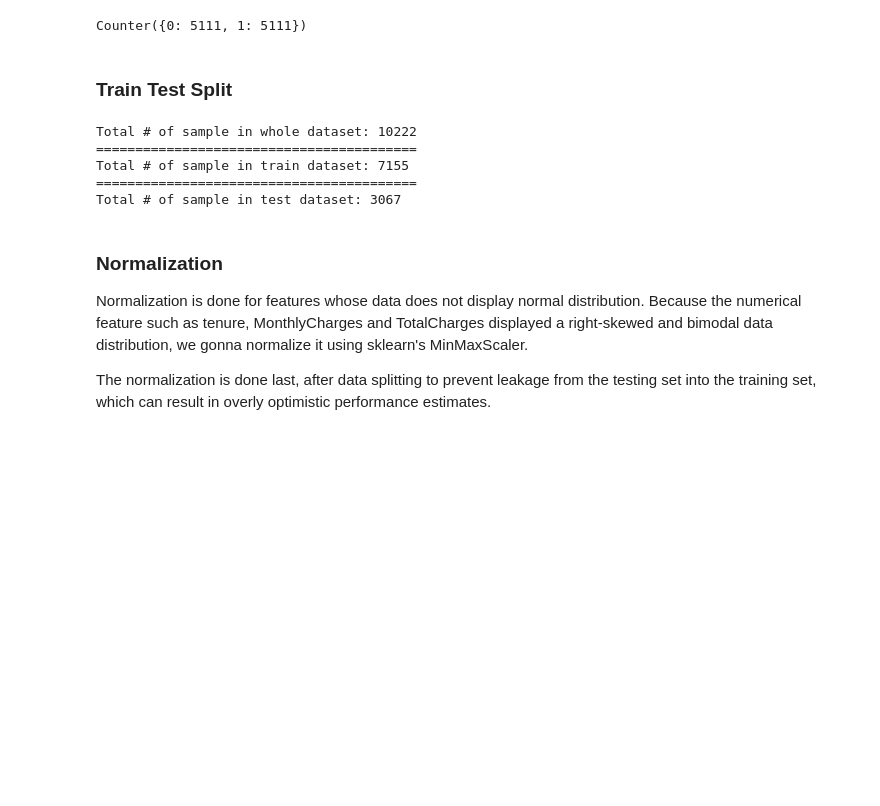
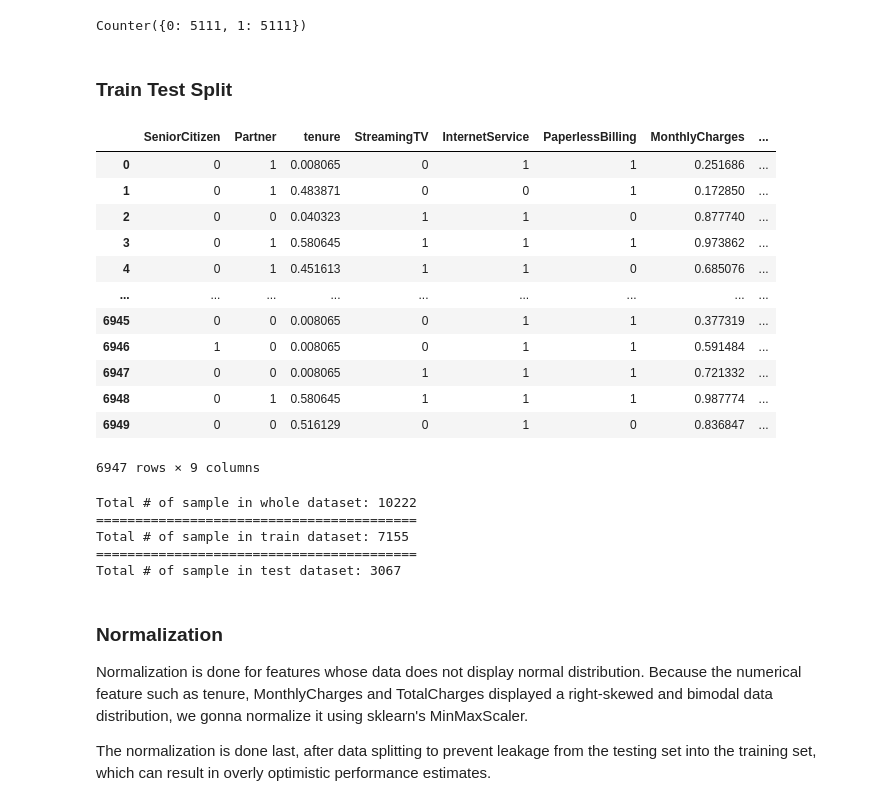
Before and after one commit to blitzkz23/churn-customer-classification, a Jupyter notebook: churn_customer_classification.ipynb, the cells around one changed output. Saved outputs shown, nothing was run; the diff lists cells and outputs as text; code cells hidden in the pictures; blank space fills up the shorter version.

```diff
--- a/churn_customer_classification.ipynb
+++ b/churn_customer_classification.ipynb
@@ -406,6 +427,22 @@ Counter({0: 5111, 1: 5111})
 # %%
 X = cleaned_df.drop(columns='Churn')
 y = cleaned_df['Churn']
+# %%
+cleaned_df
+# %% [output]
+|  | SeniorCitizen | Partner | tenure | StreamingTV | InternetService | PaperlessBilling | MonthlyCharges | ... |
+| 0 | 0 | 1 | 0.008065 | 0 | 1 | 1 | 0.251686 | ... |
+| 1 | 0 | 1 | 0.483871 | 0 | 0 | 1 | 0.172850 | ... |
+| 2 | 0 | 0 | 0.040323 | 1 | 1 | 0 | 0.877740 | ... |
+| 3 | 0 | 1 | 0.580645 | 1 | 1 | 1 | 0.973862 | ... |
+| 4 | 0 | 1 | 0.451613 | 1 | 1 | 0 | 0.685076 | ... |
+| ... | ... | ... | ... | ... | ... | ... | ... | ... |
+| 6945 | 0 | 0 | 0.008065 | 0 | 1 | 1 | 0.377319 | ... |
+| 6946 | 1 | 0 | 0.008065 | 0 | 1 | 1 | 0.591484 | ... |
+| 6947 | 0 | 0 | 0.008065 | 1 | 1 | 1 | 0.721332 | ... |
+| 6948 | 0 | 1 | 0.580645 | 1 | 1 | 1 | 0.987774 | ... |
+| 6949 | 0 | 0 | 0.516129 | 0 | 1 | 0 | 0.836847 | ... |
+6947 rows × 9 columns
 # %%
 # Split dataset
 X_train, X_test, y_train, y_test = train_test_split(f1, t1, test_size=0.3, random_state=42)
```
Also changed, not shown: parts of 5 cells of this notebook, 1 other file.
